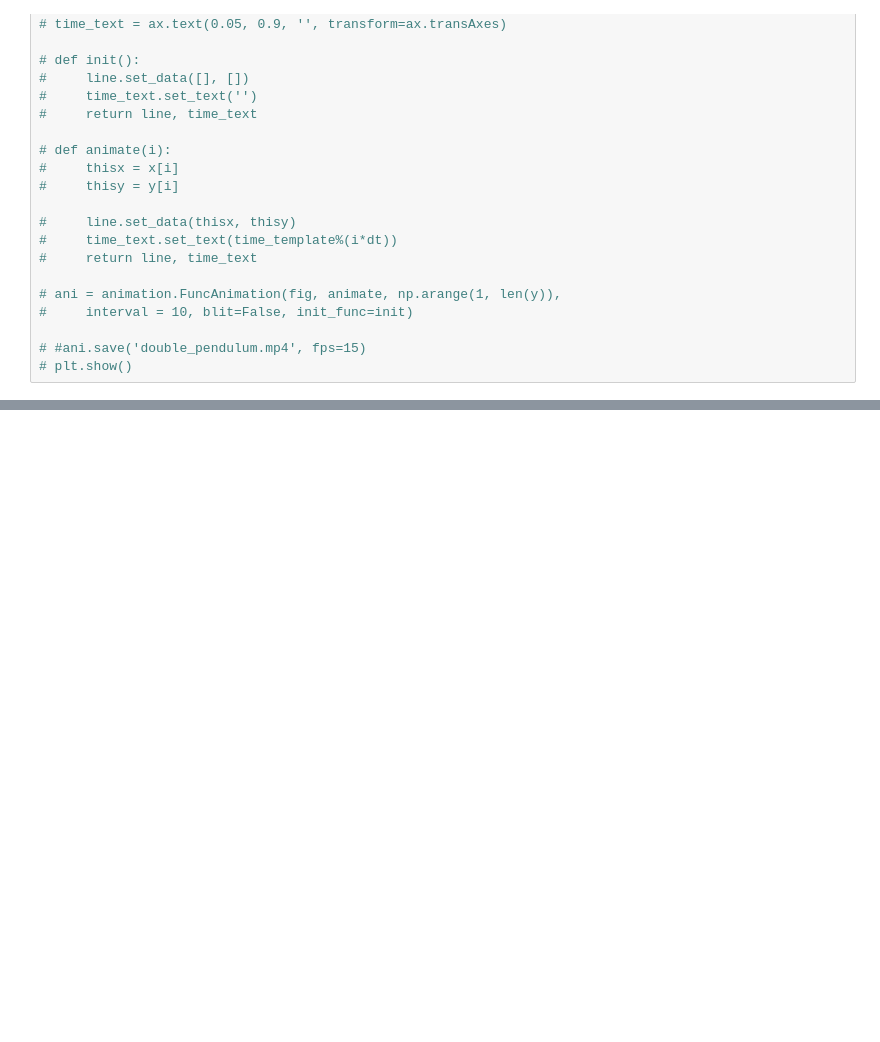
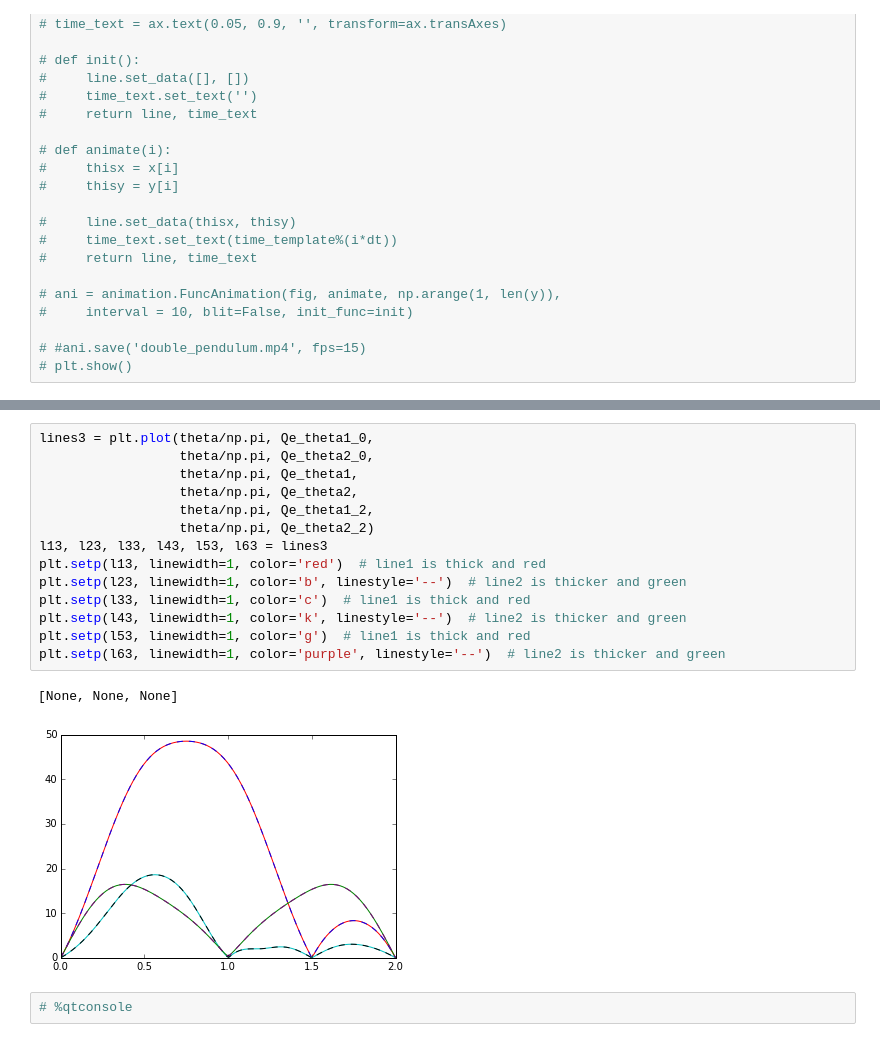
Before and after one commit to cdlrpi/mixed-body-type, a Jupyter notebook: large-deformation/plot.ipynb, the cells around one changed output, grey strips where cells are left out. Drawn from its saved outputs; the diff is of its cells as text; blank space fills up the shorter version.

```diff
--- a/large-deformation/plot.ipynb
+++ b/large-deformation/plot.ipynb
@@ -58,0 +109,19 @@ plt.show()
+# %%
+lines3 = plt.plot(theta/np.pi, Qe_theta1_0,
+                  theta/np.pi, Qe_theta2_0,
+                  theta/np.pi, Qe_theta1,
+                  theta/np.pi, Qe_theta2,
+                  theta/np.pi, Qe_theta1_2,
+                  theta/np.pi, Qe_theta2_2)
+l13, l23, l33, l43, l53, l63 = lines3
+plt.setp(l13, linewidth=1, color='red')  # line1 is thick and red
+plt.setp(l23, linewidth=1, color='b', linestyle='--')  # line2 is thicker and green
+plt.setp(l33, linewidth=1, color='c')  # line1 is thick and red
+plt.setp(l43, linewidth=1, color='k', linestyle='--')  # line2 is thicker and green
+plt.setp(l53, linewidth=1, color='g')  # line1 is thick and red
+plt.setp(l63, linewidth=1, color='purple', linestyle='--')  # line2 is thicker and green
+# %% [output]
+[None, None, None]
+[figure, added]
+# %%
+# %qtconsole
```
Also changed, not shown: parts of 6 cells of this notebook, 1 other file.
